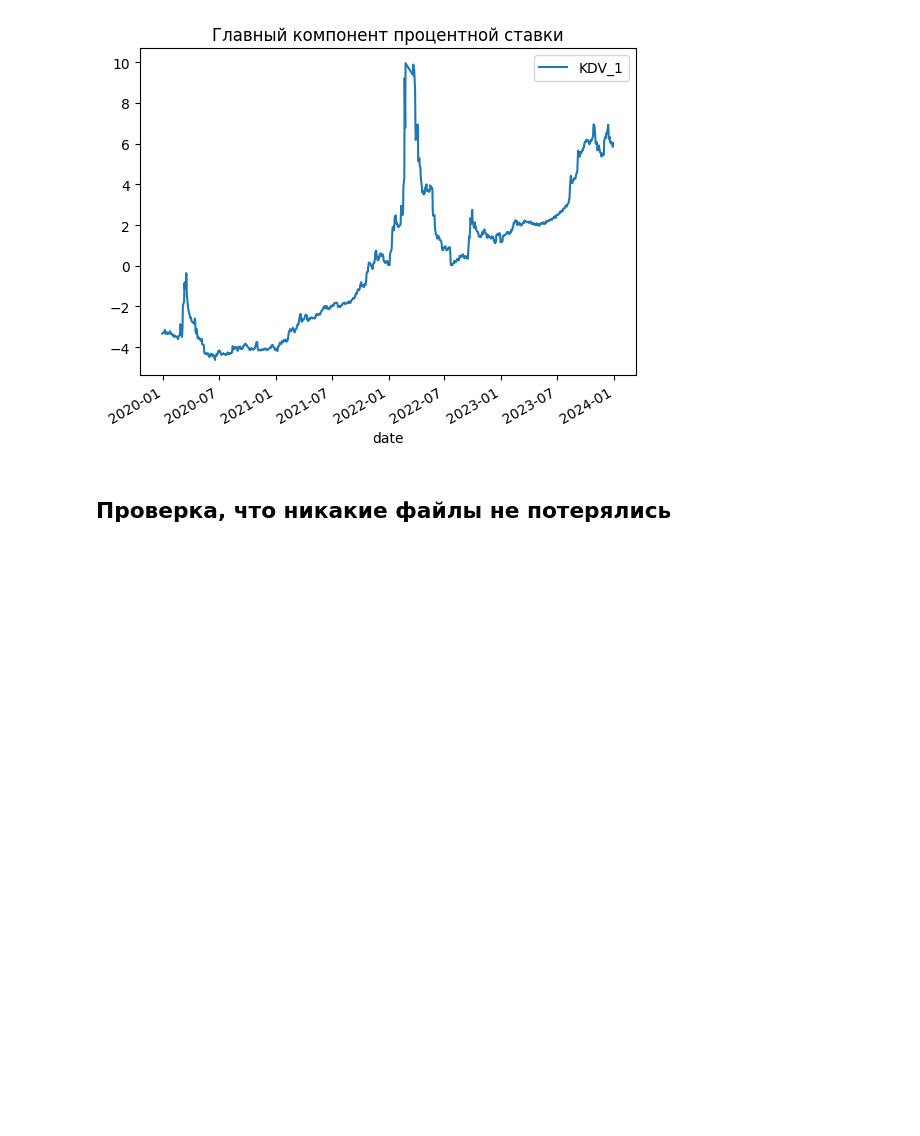
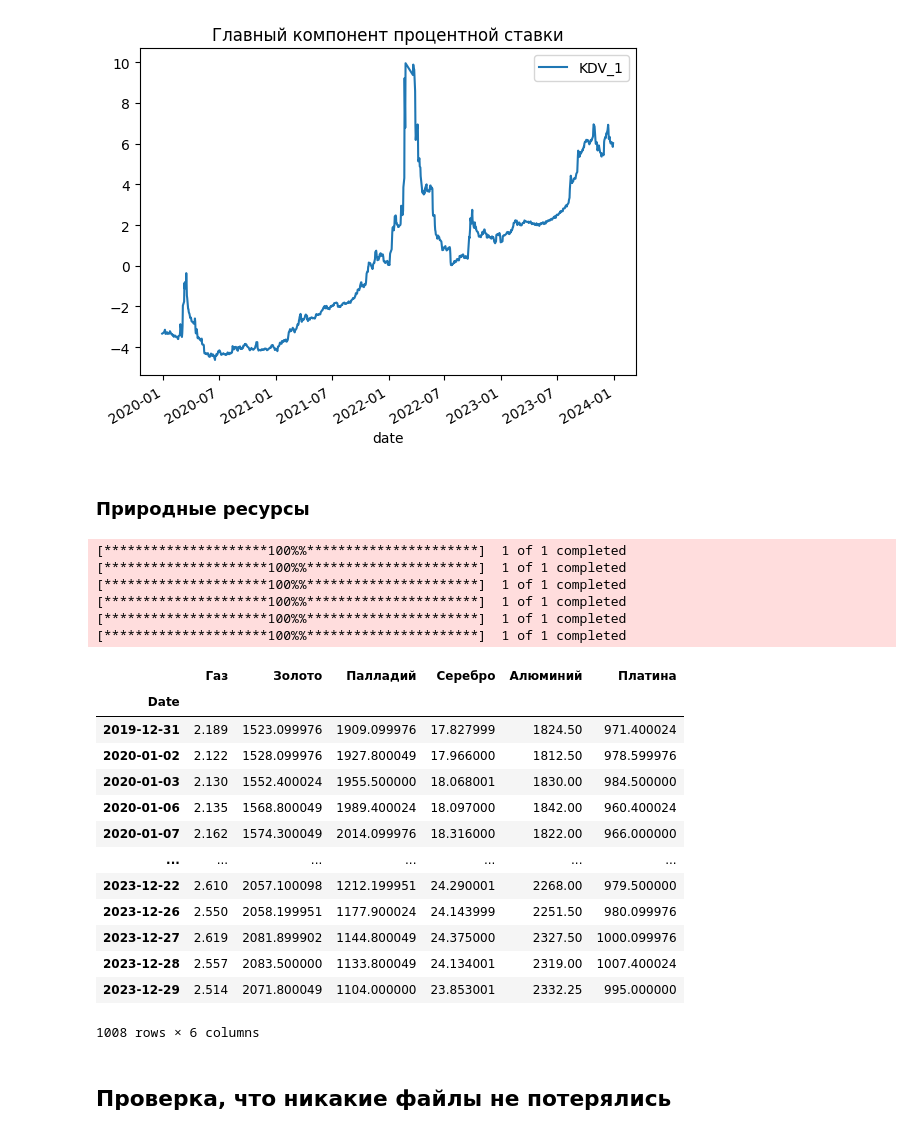
Before and after one commit to yanakhazanova/market_risk, a Jupyter notebook: collect_data.ipynb, the cells around one changed output. Cells and saved outputs as stored; diff of their text form; code cells hidden in the pictures; blank space fills up the shorter version.

```diff
--- a/collect_data.ipynb
+++ b/collect_data.ipynb
@@ -402,6 +403,63 @@ res.plot(x='date', y='KDV_1', title='Главный компонент проц
 # %% [output]
 <Axes: title={'center': 'Главный компонент процентной ставки'}, xlabel='date'>
 [figure]
+# %% [markdown]
+### Природные ресурсы
+# %%
+risk_factors = {
+                'Газ': 'NG=F',
+                'Золото': 'MGC=F',
+                'Палладий': 'PA=F',
+                'Серебро': 'SI=F',
+                'Алюминий': 'ALI=F',
+                'Платина': 'PL=F',
+                }
+# %%
+def get_instrument_data(tickers, start_dt, end_dt, params, risk_factor = False)-> pd.DataFrame():
+  res = pd.DataFrame()
+  if risk_factor:
+    for key, value in tickers.items():
+      res[key] = yf.download(
+          value,
+          start_dt,
+          end_dt
+      )[params].rename(key)
+    res.ffill(axis = 0)
+  else:
+    for key, value in tickers.items():
+      df_dwld = pdr.get_data_moex(
+          value,
+          start_dt,
+          end_dt
+      )[params].rename(key)
+      res = pd.concat([res, df_dwld], axis = 1)
+    res = res.ffill(axis = 0)
+  return res
+# %%
+df_risk_factors = get_instrument_data(risk_factors, '2019-12-31', '2024-01-01', 'Adj Close', risk_factor = True)
+df_risk_factors.reset_index(names='date').to_csv('./data/risk_factors.csv', index=False)
+df_risk_factors
+# %% [output]
+[*********************100%%**********************]  1 of 1 completed
+[*********************100%%**********************]  1 of 1 completed
+[*********************100%%**********************]  1 of 1 completed
+[*********************100%%**********************]  1 of 1 completed
+[*********************100%%**********************]  1 of 1 completed
+[*********************100%%**********************]  1 of 1 completed
+|  | Газ | Золото | Палладий | Серебро | Алюминий | Платина |
+| Date |  |  |  |  |  |  |
+| 2019-12-31 | 2.189 | 1523.099976 | 1909.099976 | 17.827999 | 1824.50 | 971.400024 |
+| 2020-01-02 | 2.122 | 1528.099976 | 1927.800049 | 17.966000 | 1812.50 | 978.599976 |
+| 2020-01-03 | 2.130 | 1552.400024 | 1955.500000 | 18.068001 | 1830.00 | 984.500000 |
+| 2020-01-06 | 2.135 | 1568.800049 | 1989.400024 | 18.097000 | 1842.00 | 960.400024 |
+| 2020-01-07 | 2.162 | 1574.300049 | 2014.099976 | 18.316000 | 1822.00 | 966.000000 |
+| ... | ... | ... | ... | ... | ... | ... |
+| 2023-12-22 | 2.610 | 2057.100098 | 1212.199951 | 24.290001 | 2268.00 | 979.500000 |
+| 2023-12-26 | 2.550 | 2058.199951 | 1177.900024 | 24.143999 | 2251.50 | 980.099976 |
+| 2023-12-27 | 2.619 | 2081.899902 | 1144.800049 | 24.375000 | 2327.50 | 1000.099976 |
+| 2023-12-28 | 2.557 | 2083.500000 | 1133.800049 | 24.134001 | 2319.00 | 1007.400024 |
+| 2023-12-29 | 2.514 | 2071.800049 | 1104.000000 | 23.853001 | 2332.25 | 995.000000 |
+1008 rows × 6 columns
 # %% [markdown]
 ## Проверка, что никакие файлы не потерялись
 # %%
```
Also changed, not shown: parts of 1 cell of this notebook, 5 other files.
